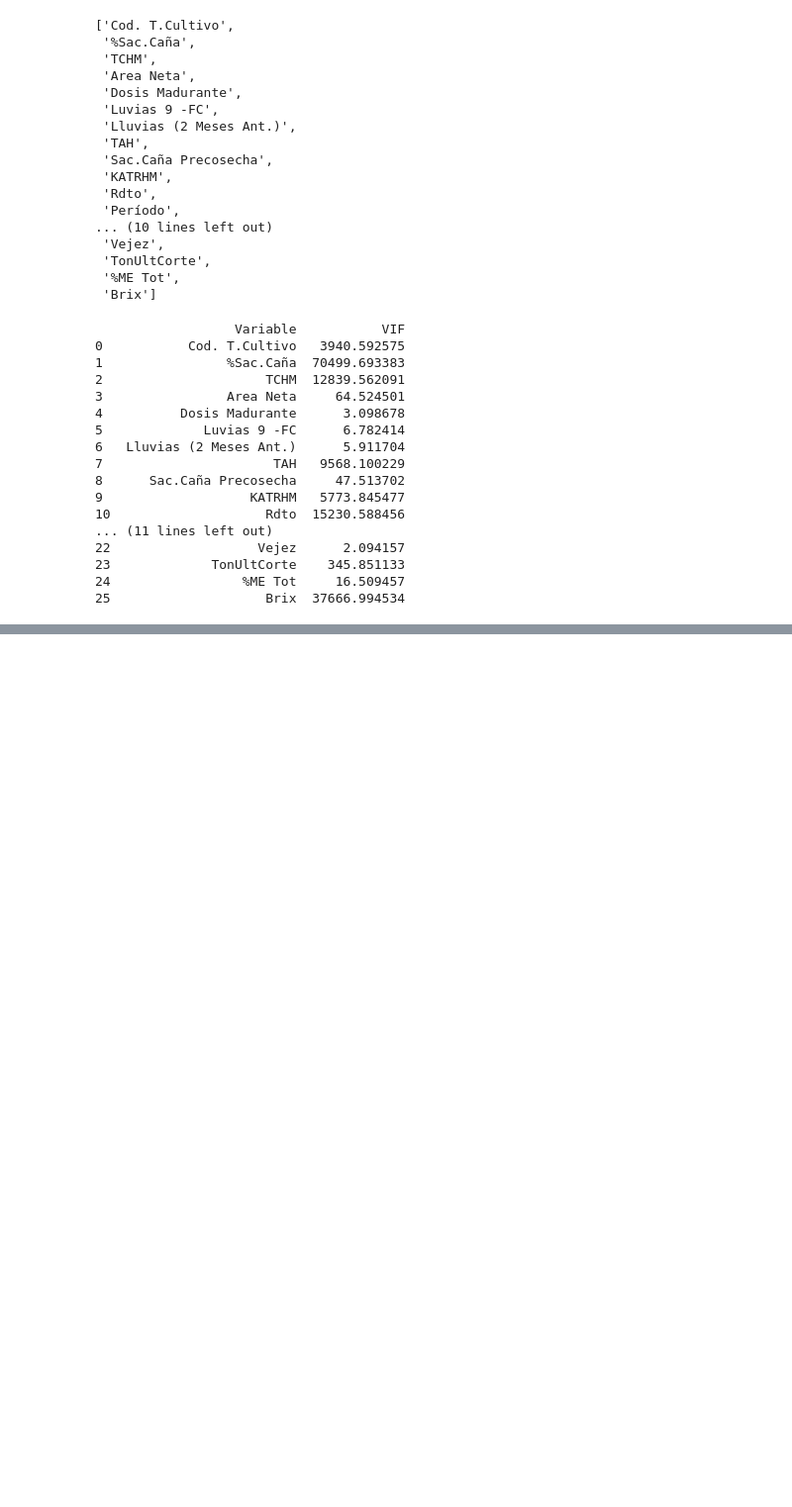
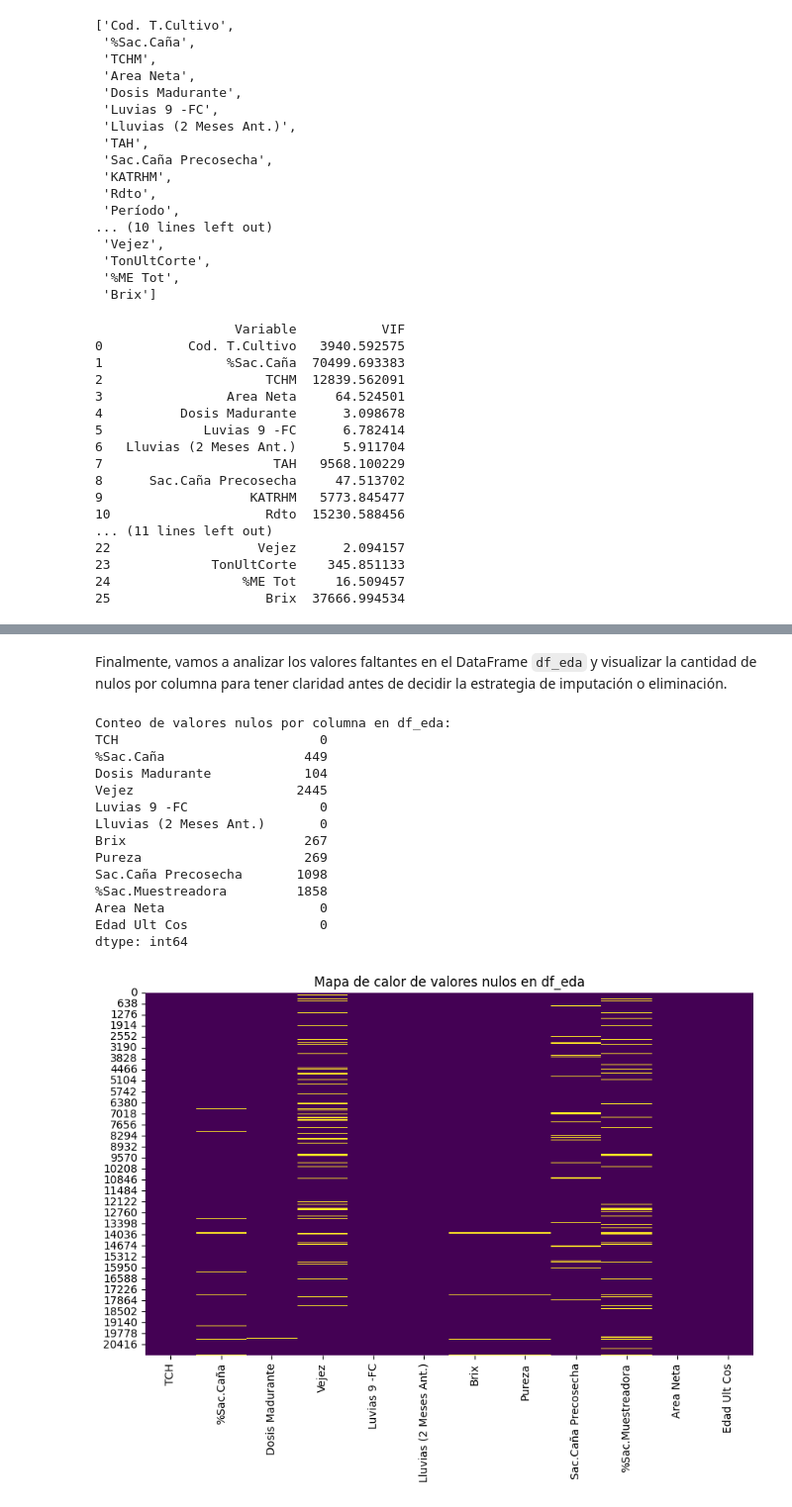
Before and after one commit to Yustes1704/Analisis_Cuantitativo_Ingenio, a Jupyter notebook: Taller_Final.ipynb, the cells around one changed output, grey strips where cells are left out. Shown at 99% size. Cells and saved outputs as stored; diff of their text form; code cells hidden in the pictures; blank space fills up the shorter version.

```diff
--- a/Taller_Final.ipynb
+++ b/Taller_Final.ipynb
@@ -332,0 +376,28 @@ Shape final del dataset para EDA: (21027, 12)
+# %% [markdown]
+Finalmente, vamos a analizar los valores faltantes en el DataFrame `df_eda` y visualizar la cantidad de nulos por columna para tener claridad antes de decidir la estrategia de imputación o eliminación.
+# %%
+# Analizar valores faltantes en df_eda
+print("Conteo de valores nulos por columna en df_eda:")
+print(df_eda.isnull().sum())
+
+# Visualizar la cantidad de valores faltantes
+plt.figure(figsize=(10, 6))
+sns.heatmap(df_eda.isnull(), cbar=False, cmap='viridis')
+plt.title("Mapa de calor de valores nulos en df_eda")
+plt.show()
+# %% [output]
+Conteo de valores nulos por columna en df_eda:
+TCH                          0
+%Sac.Caña                  449
+Dosis Madurante            104
+Vejez                     2445
+Luvias 9 -FC                 0
+Lluvias (2 Meses Ant.)       0
+Brix                       267
+Pureza                     269
+Sac.Caña Precosecha       1098
+%Sac.Muestreadora         1858
+Area Neta                    0
+Edad Ult Cos                 0
+dtype: int64
+[figure, added]
```
Also changed, not shown: parts of 4 cells of this notebook.
